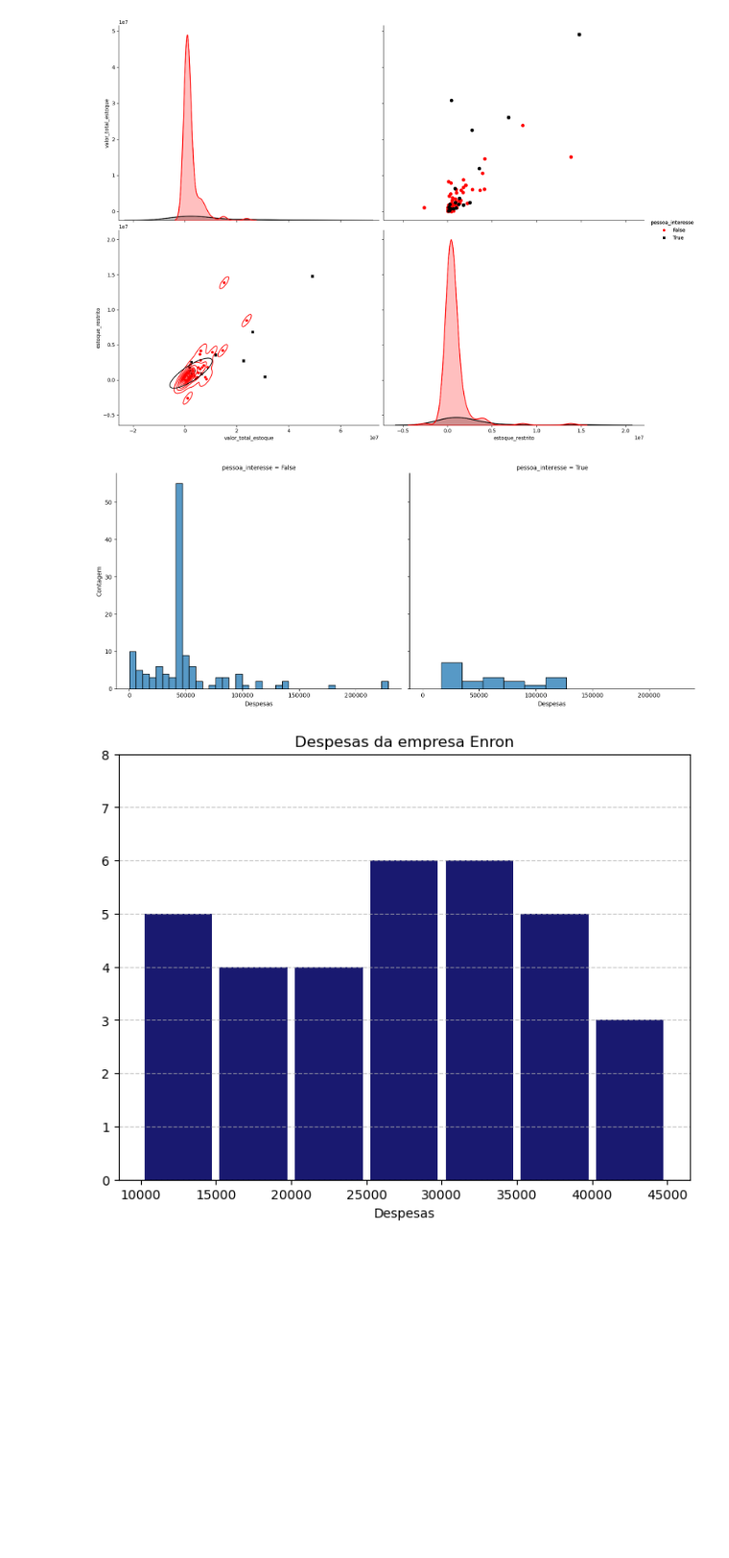
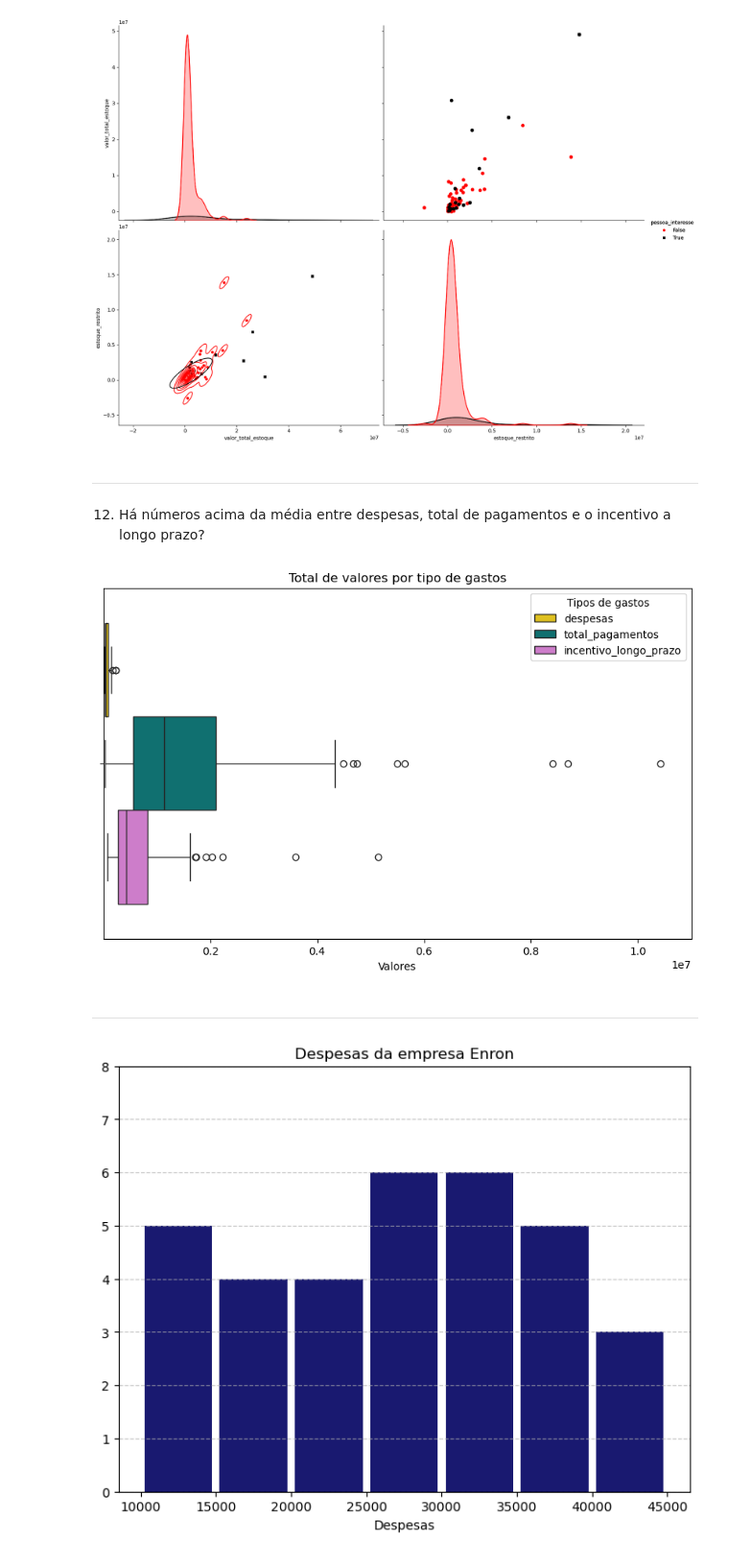
Before and after one commit to alexandrekowa/atp_analise_exp_dados, a Jupyter notebook: atp_analise_preparacao_dados_template.ipynb, the cells around one changed output. Shown at 96% size. Cells and saved outputs as stored; diff of their text form; code cells hidden in the pictures; blank space fills up the shorter version.

```diff
--- a/atp_analise_preparacao_dados_template.ipynb
+++ b/atp_analise_preparacao_dados_template.ipynb
@@ -854,18 +907,36 @@ grid = grid.map_lower(sns.kdeplot).add_legend()
 # %% [output]
 <Figure size 1800x1400 with 0 Axes>
 [figure]
-# %%
-facet = sns.FacetGrid(df_novo, col="pessoa_interesse",
-                     height = 6,
-                     aspect=1.2,
-                     palette = "coolwarm")
-
-facet.map(sns.histplot, "despesas")
-
-facet.set_axis_labels("Despesas", "Contagem")
-plt.show()
-# %% [output]
-[figure, removed]
+# %% [markdown]
+____________________________________________________________________________________________________________________________________
+# %% [markdown]
+12) Há números acima da média entre despesas, total de pagamentos e o incentivo a longo prazo?
+# %%
+# Alteração de escala
+# Alteração de cores dos boxplot's
+
+colunas = ['despesas', 'total_pagamentos', 'incentivo_longo_prazo']
+
+cores = ["gold", "teal", "orchid"]
+
+df_filtrado = df_novo[colunas].applymap(lambda x: x if x > 10000 else None)
+df_meltado = df_filtrado.melt(var_name='Tipos de gastos', value_name='Valor').dropna()
+
+plt.figure(figsize=(10, 6))
+sns.boxplot(data=df_meltado,
+            x = 'Valor',
+            orient='h',
+            palette = cores,
+            hue='Tipos de gastos')
+
+plt.title('Total de valores por tipo de gastos')
+plt.xlabel('Valores')
+plt.xlim(400, 11000000)
+plt.show()
+# %% [output]
+[figure, added]
+# %% [markdown]
+____________________________________________________________________________________________________________________________________
 # %%
 # Alteração de escala do eixo Y
 # Alteração de cor das barras
```
Also changed, not shown: parts of 99 cells of this notebook.
